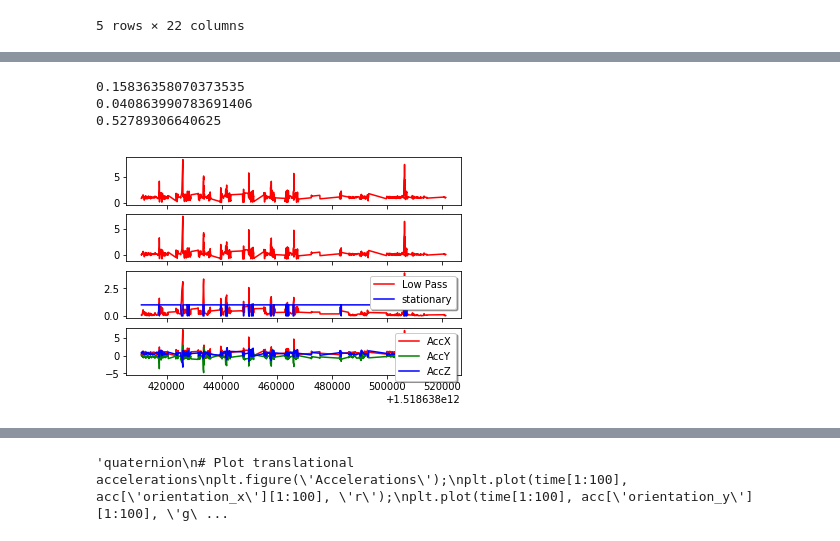
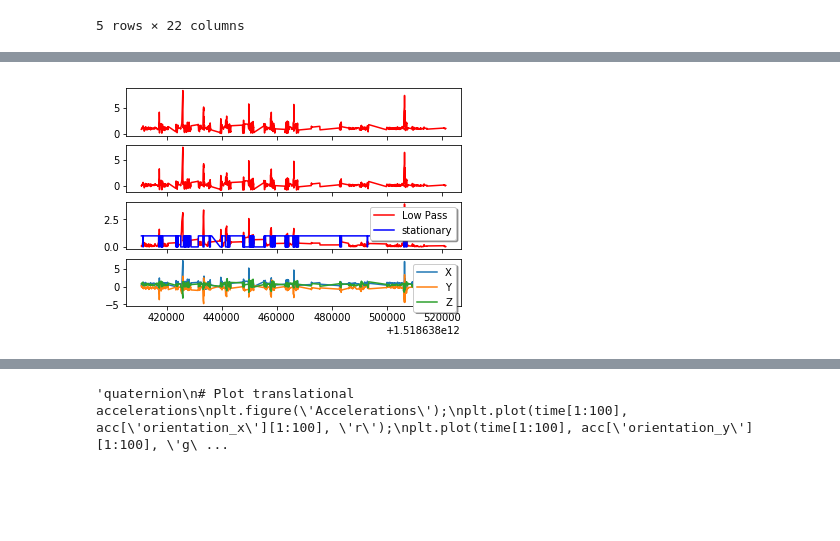
Before and after one commit to shafi-dayatar/SportsAnalytics, a Jupyter notebook: apps/data_analysis/jupyter_notebook/Data_Analysis of IMU data.ipynb, the cells around one changed output, grey strips where cells are left out. Cells and saved outputs as stored; diff of their text form; code cells hidden in the pictures; blank space fills up the shorter version.

```diff
--- a/apps/data_analysis/jupyter_notebook/Data_Analysis of IMU data.ipynb
+++ b/apps/data_analysis/jupyter_notebook/Data_Analysis of IMU data.ipynb
@@ -13,7 +13,7 @@ import matplotlib.pyplot as plt
 # %% [markdown]
 Import data through pandas
 # %%
-path = "../data_analysis/"
+path = "./temp_data/"
 file_name = path + "imuWed_Feb_14_setup2.csv" #"Right_to_left_paralle_to_earth.csv"
 data_file = pd.read_csv(file_name, sep=',',header=0);
 # %%
@@ -37,0 +29,22 @@ quaternion = data_file[['orientation_w', 'orientation_x', 'orientation_y', 'orie
+# %%
+time = data_file['timestamp'];
+gyr = data_file[['GyroX', 'GyroY', 'GyroZ']];
+acc = data_file[['AccX', 'AccY', 'AccZ']] ;
+quaternion = data_file[['orientation_w', 'orientation_x', 'orientation_y', 'orientation_z']]
+
+
+plt.figure('Position');
+plt.subplot(211);
+graph = plt.plot(time[:-1000], gyr[:-1000]);
+plt.title('Gyroscope');
+plt.xlabel('Time (s)');
+plt.ylabel('Angular velocity (^\circ/s)');
+plt.legend(graph, ('X', 'Y', 'Z'),shadow=True, fancybox=True, loc="upper right");
+plt.subplot(212);
+graph = plt.plot(time[:-1000], acc[:-1000]);
+#plt.plot(time, stationary, 'k', 'LineWidth', 2);
+plt.title('Accelerometer');
+plt.xlabel('Time (s)');
+plt.ylabel('Acceleration (g)');
+plt.legend(shadow=True, fancybox=True, loc="upper right");
+plt.legend(graph, ('X', 'Y', 'Z'),shadow=True, fancybox=True, loc="upper right");
@@ -38,14 +54,6 @@ quaternion = data_file[['orientation_w', 'orientation_x', 'orientation_y', 'orie
 # %%
 ##Find magnitude of accelerometer(x,y,z) = sqrt(x*x +y*y+ z*z)
-
-acc_mag = np.sqrt(accX * accX + accY * accY + accZ * accZ);
-print (accX[0] * accX[0])
-print (accY[0] * accY[0])
-print (accZ[0] * accZ[0])
+acc_mag = np.linalg.norm(acc, axis=1);
-# %% [output]
-0.15836358070373535
-0.040863990783691406
-0.52789306640625
 # %%
 
 ### this can help us detect the stroke itself.
@@ -68,42 +76,35 @@ ax1.plot(time, acc_magFilt, 'r', label="High Pass");
 #ax1.xlabel('Time (s)');
 #ax1.ylabel('Angular velocity (^\circ/s)');
 
 
 # Compute absolute value
 acc_magFilt = np.absolute(acc_magFilt);
 
 # LP filter accelerometer data
 filtCutOff = 5.0;
-b, a = signal.butter(number_of_pass, (2*(filtCutOff)/ (sampleFrequecy)), 'low')
+b, a = signal.butter(number_of_pass, ( 2 * (filtCutOff) / (sampleFrequecy) ), 'low')
 acc_magFilt = signal.filtfilt(b, a, acc_magFilt)
 
 
-stationary = acc_magFilt < .9;
-
-
+stationary = acc_magFilt < .5;
 
 
 ax2.plot(time, acc_magFilt, 'r', label="Low Pass");
 ax2.plot(time, stationary, 'b', label="stationary");
-#ax2.xlabel('Time (s)');
-#ax2.ylabel('Angular velocity (^\circ/s)');
-
 
 
 #stationary = acc_magFilt < 0.5; ### this can help us detect the
 ax2.legend(shadow=True, fancybox=True, loc="upper right");
 
 
-ax3.plot(time, accX, 'r');
-ax3.plot(time, accY, 'g');
-ax3.plot(time, accZ, 'b');
+graph = ax3.plot(time, acc);
 #ax3.plot(time[1:500], acc_mag[1:500], 'm');
 #ax3.xlabel('Time (s)');
 #ax3.ylabel('Angular velocity (^\circ/s)');
-ax3.legend(shadow=True, fancybox=True, loc="upper right");
+ax3.legend(graph, ('X', 'Y', 'Z'),shadow=True, fancybox=True, loc="upper right");
 
 
 
  ### this can help us detect the
 # %% [output]
-[figure, old version]
+[figure, new version]
```
Also changed, not shown: parts of 14 cells of this notebook, 38 other files.
